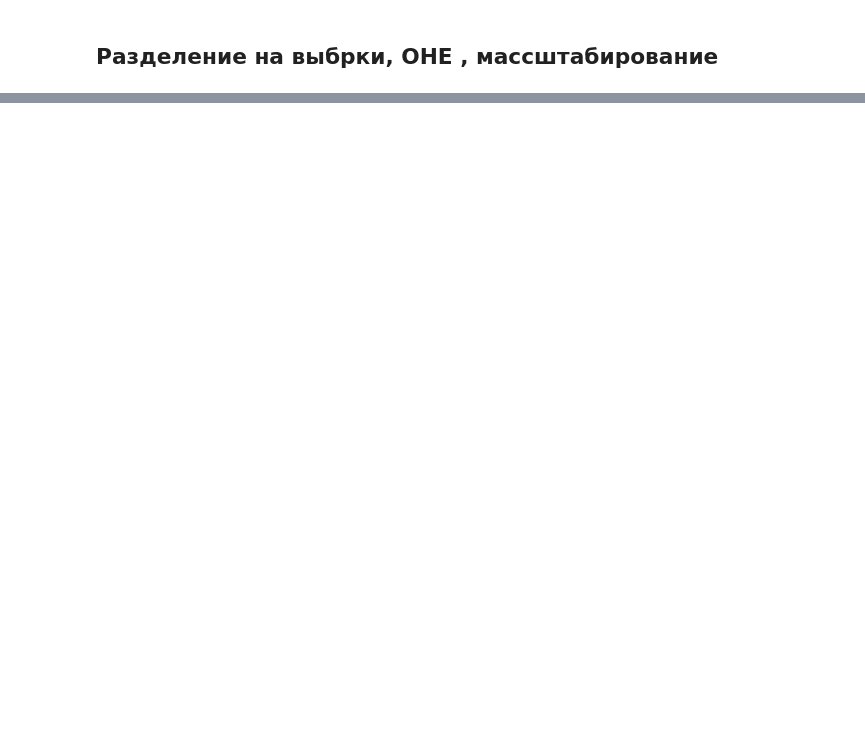
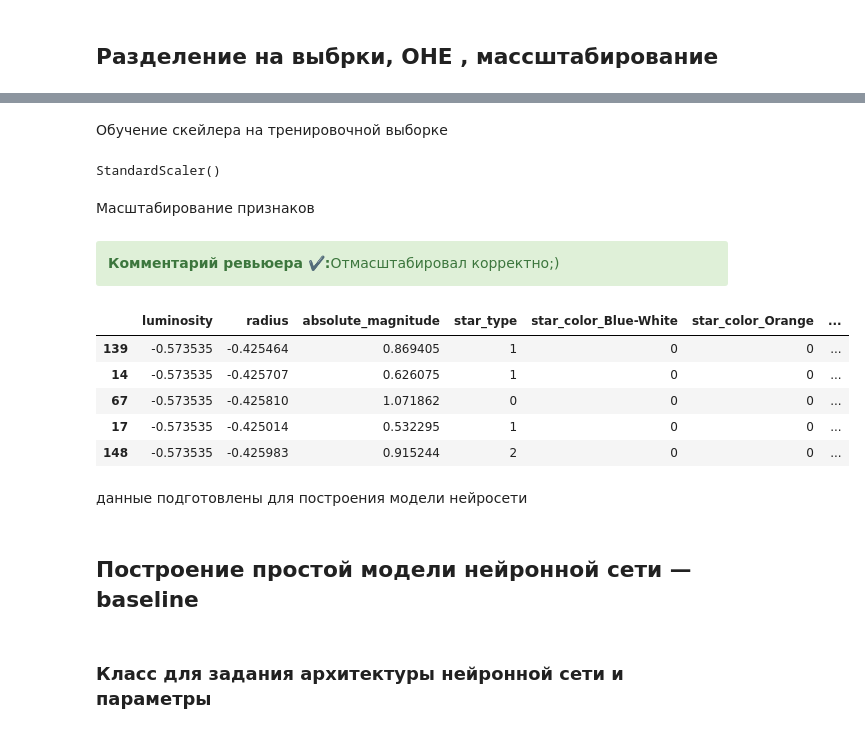
Before and after one commit to AVplusTV/Py_project, a Jupyter notebook: 14_Neural_Stars.ipynb, the cells around one changed output, grey strips where cells are left out. Saved outputs shown, nothing was run; the diff lists cells and outputs as text; code cells hidden in the pictures; blank space fills up the shorter version.

```diff
--- a/14_Neural_Stars.ipynb
+++ b/14_Neural_Stars.ipynb
@@ -355,0 +440,3 @@ df.head()
+# %%
+x_train, x_test, y_train, y_test = train_test_split(features_ohe, target, test_size=0.2,
+                                                    shuffle=True, random_state=12345)
@@ -355,0 +457,33 @@ df.head()
+# %% [markdown]
+Обучение скейлера на тренировочной выборке
+# %%
+numeric = ['luminosity', 'radius', 'absolute_magnitude']
+
+scaler = StandardScaler()
+
+scaler.fit(x_train[numeric])
+# %% [output]
+StandardScaler()
+# %% [markdown]
+Масштабирование признаков
+# %%
+x_train[numeric] = scaler.transform(x_train[numeric])
+x_test[numeric] = scaler.transform(x_test[numeric])
+# %% [markdown]
+<div class="alert alert-success">
+<b>Комментарий ревьюера ✔️:</b>Отмасштабировал корректно;)</div>
+# %%
+x_train.head()
+# %% [output]
+|  | luminosity | radius | absolute_magnitude | star_type | star_color_Blue-White | star_color_Orange | ... |
+| 139 | -0.573535 | -0.425464 | 0.869405 | 1 | 0 | 0 | ... |
+| 14 | -0.573535 | -0.425707 | 0.626075 | 1 | 0 | 0 | ... |
+| 67 | -0.573535 | -0.425810 | 1.071862 | 0 | 0 | 0 | ... |
+| 17 | -0.573535 | -0.425014 | 0.532295 | 1 | 0 | 0 | ... |
+| 148 | -0.573535 | -0.425983 | 0.915244 | 2 | 0 | 0 | ... |
+# %% [markdown]
+данные подготовлены для построения модели нейросети
+# %% [markdown]
+##  Построение простой модели нейронной сети — baseline
+# %% [markdown]
+### Класс для задания архитектуры нейронной сети и параметры
```
Also changed, not shown: parts of 101 cells of this notebook, 24 other files.
